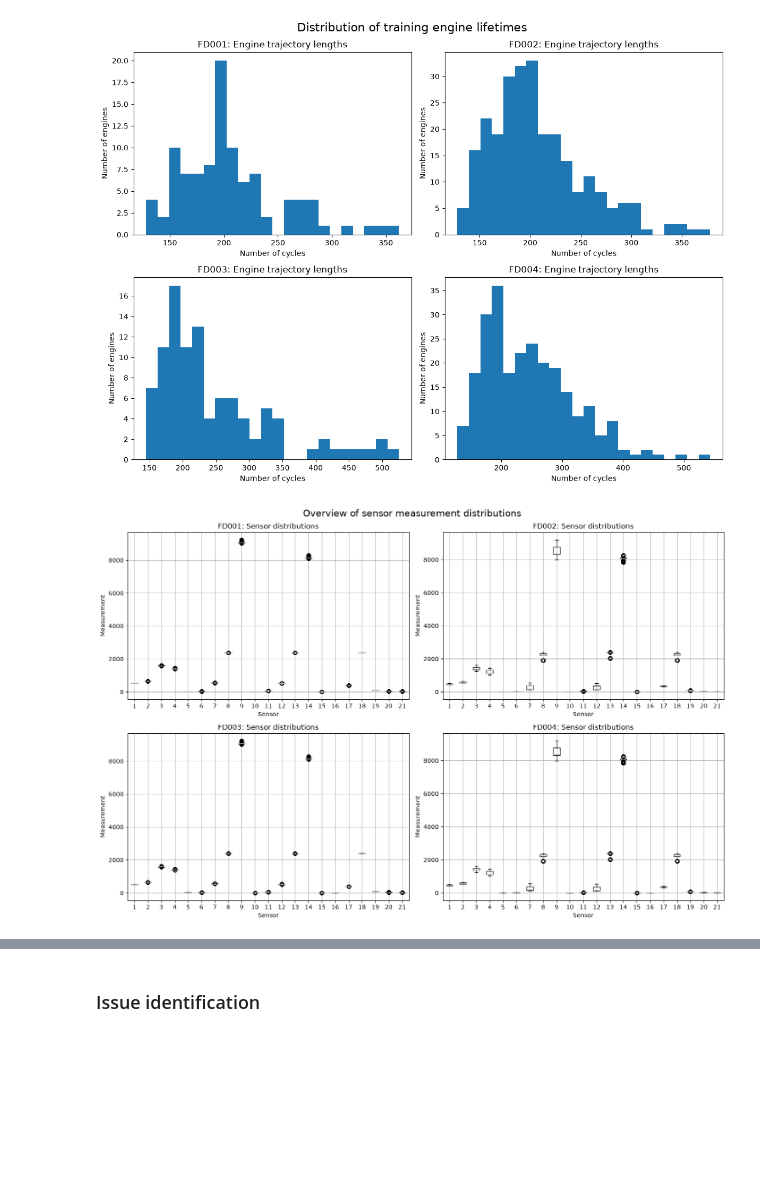
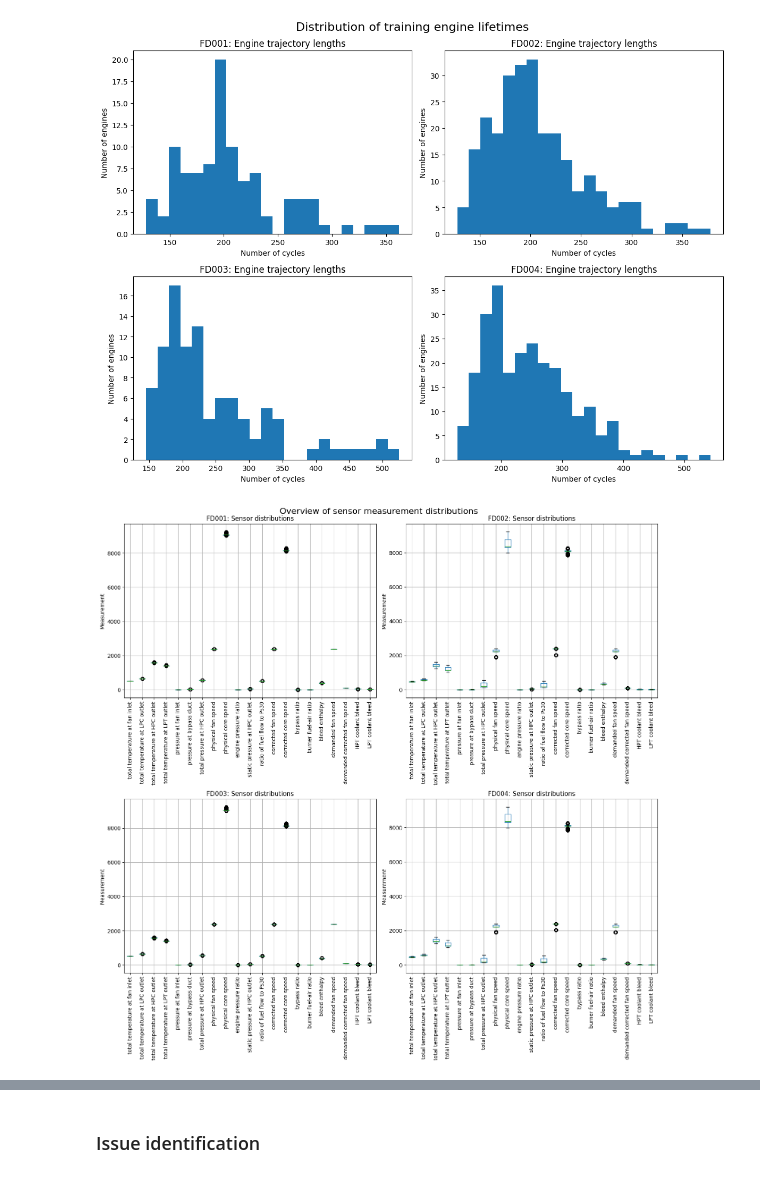
Before and after one commit to DanValnicek/NASA_turbofan_data_anal, a Jupyter notebook: data_exploration (with PCA).ipynb, the cells around one changed output, grey strips where cells are left out. Drawn from its saved outputs; the diff is of its cells as text; code cells hidden in the pictures; blank space fills up the shorter version.

Commit message:
Add sensor names and edited graphs

```diff
--- a/data_exploration (with PCA).ipynb
+++ b/data_exploration (with PCA).ipynb
@@ -29,7 +21,28 @@ columns = [
     "operational setting 1",
     "operational setting 2",
     "operational setting 3",
-    *[f"sensor measurement {i}" for i in range(1, 22)],
+
+    "total temperature at fan inlet",
+    "total temperature at LPC outlet",
+    "total temperature at HPC outlet",
+    "total temperature at LPT outlet",
+    "pressure at fan inlet",
+    "pressure at bypass duct",
+    "total pressure at HPC outlet",
+    "physical fan speed",
+    "physical core speed",
+    "engine pressure ratio",
+    "static pressure at HPC outlet",
+    "ratio of fuel flow to Ps30",
+    "corrected fan speed",
+    "corrected core speed",
+    "bypass ratio",
+    "burner fuel-air ratio",
+    "bleed enthalpy",
+    "demanded fan speed",
+    "demanded corrected fan speed",
+    "HPT coolant bleed",
+    "LPT coolant bleed",
 ]
 
 # Load all datasets
@@ -126,44 +139,39 @@ plt.show()
 # %% [output]
 [figure]
 # %%
-sensor_columns = [
-    f"sensor measurement {i}"
-    for i in range(1, 22)
-]
-
-sensor_numbers = list(range(1, 22))
+sensor_columns = columns[5:]
 
 fig, axes = plt.subplots(
     2,
     2,
-    figsize=(15, 10)
+    figsize=(15, 15)
 )
 
 axes = axes.flatten()
 
 for i, fd in enumerate(train):
 
     train[fd][sensor_columns].boxplot(
         ax=axes[i]
     )
 
     axes[i].set_xticklabels(
-        sensor_numbers
+        sensor_columns,
+        rotation=90
     )
 
     axes[i].set_title(f"{fd}: Sensor distributions")
-    axes[i].set_xlabel("Sensor")
     axes[i].set_ylabel("Measurement")
 
 fig.suptitle(
     "Overview of sensor measurement distributions",
     fontsize=16
 )
 
 plt.tight_layout()
 plt.show()
 # %% [output]
-[figure, old version]
+[figure, new version]
 # %%
 fd = "FD001"
 
```
Also changed, not shown: parts of 18 cells of this notebook.
